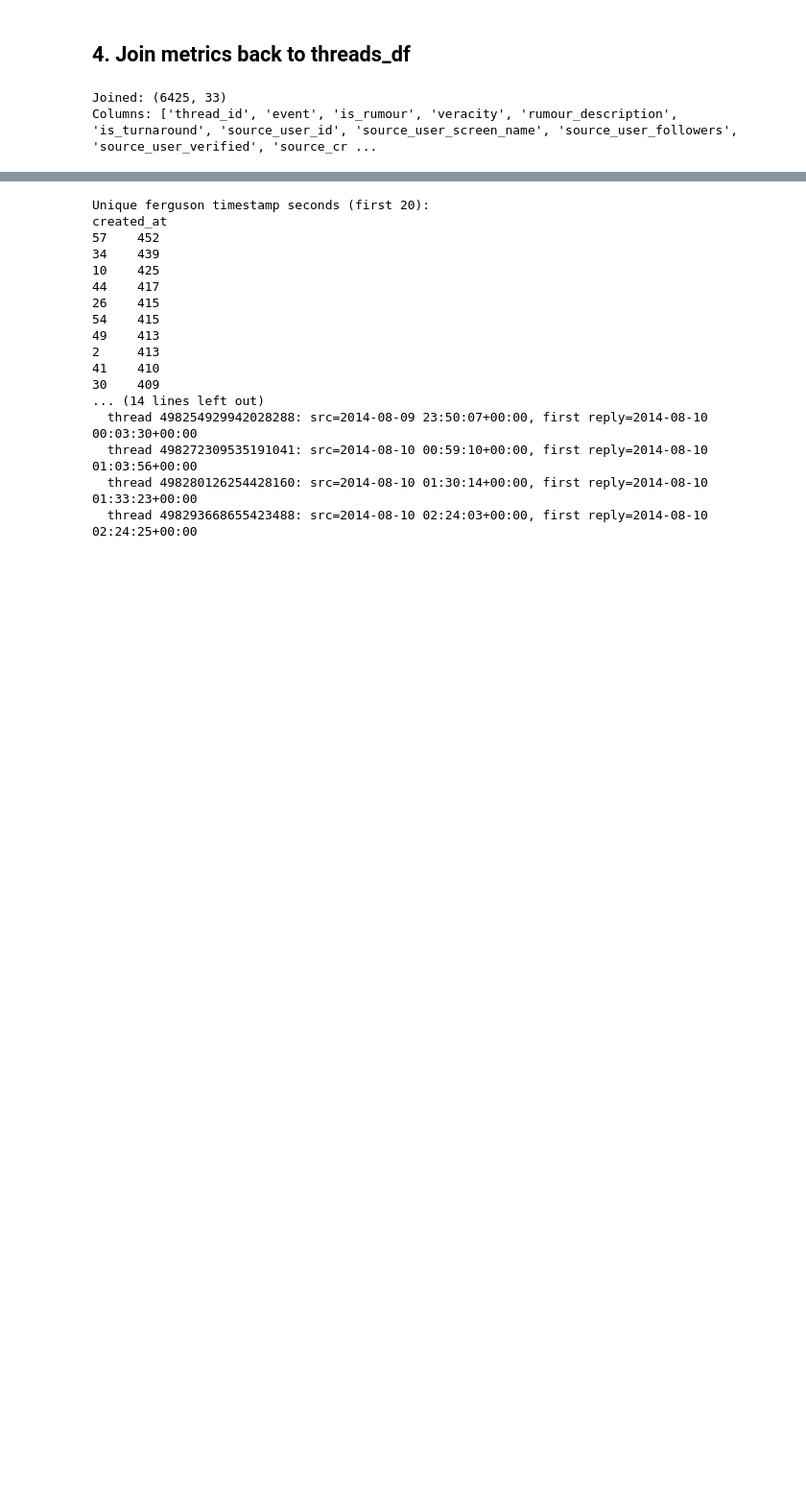
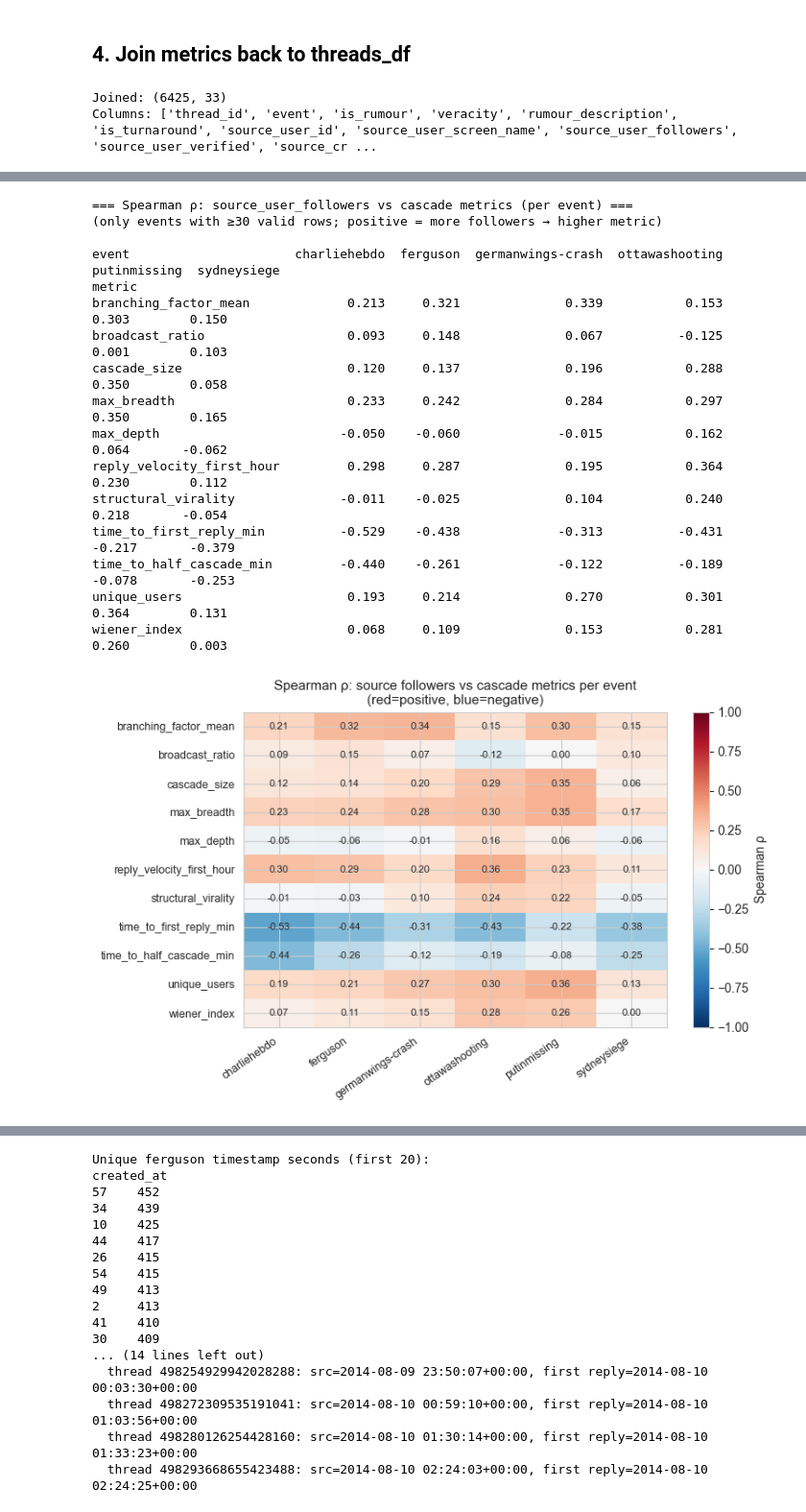
Before and after one commit to dzziyana/Techno-Socio-Economists, a Jupyter notebook: rumors/02_cascade_metrics.ipynb, the cells around one changed output, grey strips where cells are left out. Shown at 96% size. Drawn from its saved outputs; the diff is of its cells as text; code cells hidden in the pictures; blank space fills up the shorter version.

```diff
--- a/rumors/02_cascade_metrics.ipynb
+++ b/rumors/02_cascade_metrics.ipynb
@@ -255,0 +500,58 @@ sydneysiege             1.78  1.37        1.11   1.34
+# %%
+from scipy.stats import spearmanr
+
+corr_rows = []
+for event in sorted(tm['event'].unique()):
+    ev = tm[tm['event'] == event]
+    mask_fol = ev['source_user_followers'].notna() & (ev['source_user_followers'] > 0)
+    for metric in metric_cols:
+        mask = mask_fol & ev[metric].notna() & (ev[metric] > 0)
+        if mask.sum() < 30:
+            continue
+        r, p = spearmanr(ev.loc[mask, 'source_user_followers'], ev.loc[mask, metric])
+        corr_rows.append({'event': event, 'metric': metric, 'spearman_r': round(r, 3), 'p': round(p, 4)})
+
+corr_df = pd.DataFrame(corr_rows)
+corr_pivot = corr_df.pivot(index='metric', columns='event', values='spearman_r')
+
+print('=== Spearman ρ: source_user_followers vs cascade metrics (per event) ===')
+print('(only events with ≥30 valid rows; positive = more followers → higher metric)')
+print()
+print(corr_pivot.round(3).to_string())
+
+# Heatmap
+fig, ax = plt.subplots(figsize=(max(5, len(corr_pivot.columns) * 1.3), 5))
+masked_corr = np.ma.masked_invalid(corr_pivot.values.astype(float))
+im = ax.imshow(masked_corr, aspect='auto', cmap='RdBu_r', vmin=-1, vmax=1)
+plt.colorbar(im, ax=ax, label='Spearman ρ')
+ax.set_xticks(range(len(corr_pivot.columns)))
+ax.set_xticklabels(corr_pivot.columns, rotation=35, ha='right', fontsize=9)
+ax.set_yticks(range(len(corr_pivot.index)))
+ax.set_yticklabels(corr_pivot.index, fontsize=9)
+for i in range(len(corr_pivot.index)):
+    for j in range(len(corr_pivot.columns)):
+        val = corr_pivot.iloc[i, j]
+        if pd.notna(val):
+            ax.text(j, i, f'{val:.2f}', ha='center', va='center', fontsize=8)
+ax.set_title('Spearman ρ: source followers vs cascade metrics per event\n(red=positive, blue=negative)', fontsize=11)
+plt.tight_layout()
+plt.savefig('../rumors/figures/phase2_followers_correlation_heatmap.png', dpi=120, bbox_inches='tight')
+plt.show()
+# %% [output]
+=== Spearman ρ: source_user_followers vs cascade metrics (per event) ===
+(only events with ≥30 valid rows; positive = more followers → higher metric)
+
+event                      charliehebdo  ferguson  germanwings-crash  ottawashooting  putinmissing  sydneysiege
+metric
+branching_factor_mean             0.213     0.321              0.339           0.153         0.303        0.150
+broadcast_ratio                   0.093     0.148              0.067          -0.125         0.001        0.103
+cascade_size                      0.120     0.137              0.196           0.288         0.350        0.058
+max_breadth                       0.233     0.242              0.284           0.297         0.350        0.165
+max_depth                        -0.050    -0.060             -0.015           0.162         0.064       -0.062
+reply_velocity_first_hour         0.298     0.287              0.195           0.364         0.230        0.112
+structural_virality              -0.011    -0.025              0.104           0.240         0.218       -0.054
+time_to_first_reply_min          -0.529    -0.438             -0.313          -0.431        -0.217       -0.379
+time_to_half_cascade_min         -0.440    -0.261             -0.122          -0.189        -0.078       -0.253
+unique_users                      0.193     0.214              0.270           0.301         0.364        0.131
+wiener_index                      0.068     0.109              0.153           0.281         0.260        0.003
+[figure, added]
```
Also changed, not shown: parts of 23 cells of this notebook, 2 other files.
